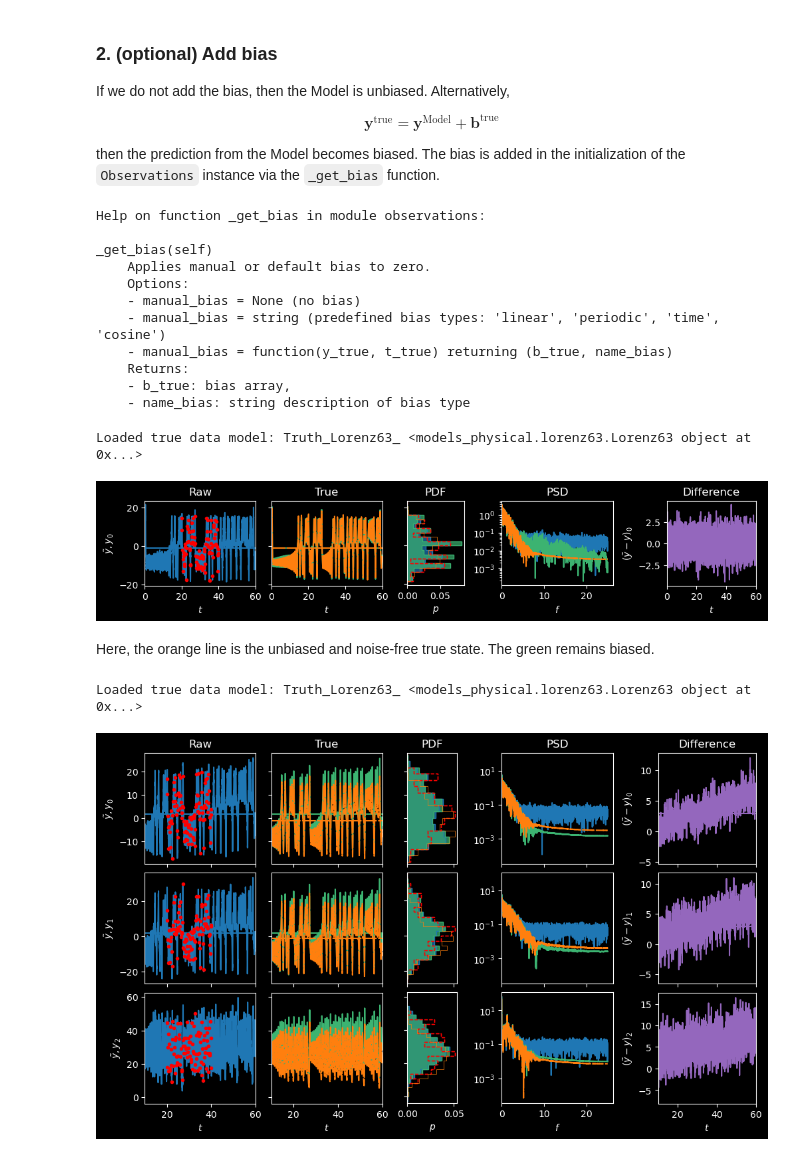
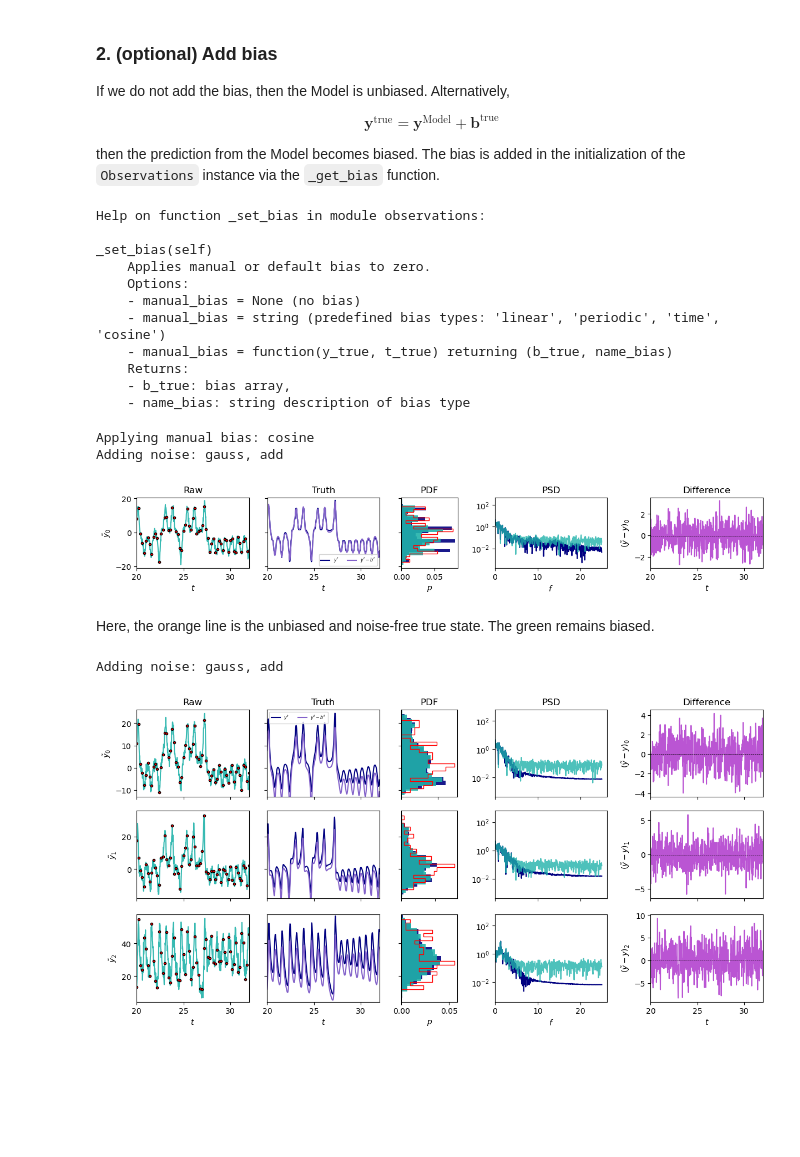
Before and after one commit to andreanovoa/real-time-bias-aware-DA, a Jupyter notebook: scripts/tutorials/04_Class_Observations.ipynb, the cells around one changed output. Cells and saved outputs as stored; diff of their text form; code cells hidden in the pictures; blank space fills up the shorter version.

```diff
--- a/scripts/tutorials/04_Class_Observations.ipynb
+++ b/scripts/tutorials/04_Class_Observations.ipynb
@@ -30,6 +36,5 @@ Loaded true data model: Truth_Lorenz63_ <models_physical.lorenz63.Lorenz63 objec
 # %%
 import matplotlib.pyplot as plt
-plt.style.use('dark_background')
 
-Observations.plot_truth(truth, Nq=1, xlim=(0,truth.t_max))
+Observations.plot_truth(truth, Nq=3, f_max=10)
 # %% [output]
@@ -117,11 +124,11 @@ $$
 
 then the prediction from the Model becomes biased. The bias is added in the initialization of the `Observations` instance via the `_get_bias` function.
 # %%
-help(Observations._get_bias)
+help(Observations._set_bias)
 # %% [output]
-Help on function _get_bias in module observations:
+Help on function _set_bias in module observations:
 
-_get_bias(self)
+_set_bias(self)
     Applies manual or default bias to zero.
     Options:
     - manual_bias = None (no bias)
@@ -133,18 +140,19 @@ _get_bias(self)
 # %%
 truth_noisy_biased = Observations(model=Lorenz63,
                             t_start=20.0,
                             t_stop=40.0,
                             Nt_obs=10,
                             add_noise=True,
                             noise_type='gauss, add',
                             noise_level=0.05,
                             manual_bias='cosine',)
 
 
-Observations.plot_truth(truth_noisy_biased,Nq=1, xlim=(0,truth.t_max))
+Observations.plot_truth(truth_noisy_biased,Nq=1)
 # %% [output]
-Loaded true data model: Truth_Lorenz63_ <models_physical.lorenz63.Lorenz63 object at 0x...>
+Applying manual bias: cosine
+Adding noise: gauss, add
-[figure, old version]
+[figure, new version]
 # %% [markdown]
 Here, the orange line is the unbiased and noise-free true state. The green remains biased.
 # %%
@@ -165,7 +173,7 @@ truth_noisy_biased = Observations(model=Lorenz63,
                             manual_bias=my_bias_function)
 
 
-Observations.plot_truth(truth_noisy_biased,Nq=3, xlim=(10,truth.t_max))
+Observations.plot_truth(truth_noisy_biased, Nq=3)
 # %% [output]
-Loaded true data model: Truth_Lorenz63_ <models_physical.lorenz63.Lorenz63 object at 0x...>
+Adding noise: gauss, add
-[figure, old version]
+[figure, new version]
```
Also changed, not shown: parts of 6 cells of this notebook, 3 other files.
